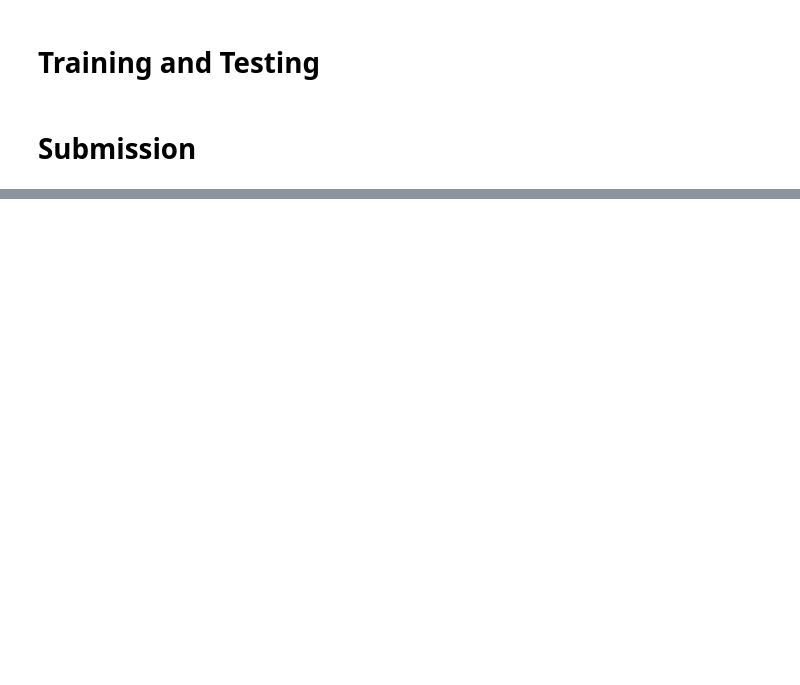
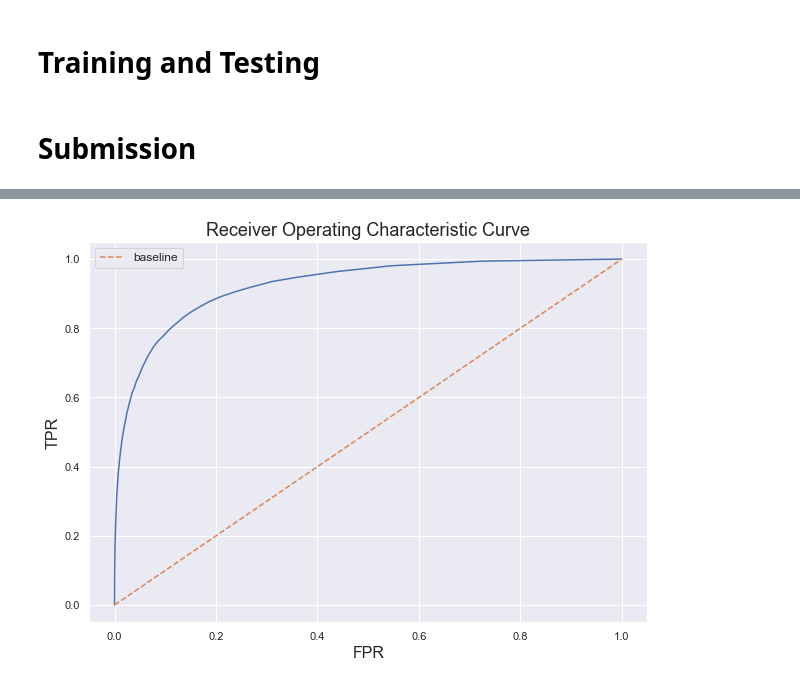
Before and after one commit to ederson-souza/Udacity-Capstone-Project, a Jupyter notebook: Capstone Project.ipynb, the cells around one changed output, grey strips where cells are left out. Cells and saved outputs as stored; diff of their text form; code cells hidden in the pictures; blank space fills up the shorter version.

Commit message:
final test before pca

```diff
--- a/Capstone Project.ipynb
+++ b/Capstone Project.ipynb
@@ -109,4 +85,8 @@ D_test = xgb.DMatrix(X_test, label=y_test)
 def model_training(dtrain, params, rounds):
     model = xgb.train(dtrain= dtrain, params= params, num_boost_round= rounds)
     return model
+# %%
+#make predictions based on probabilities and a threshold
+def get_preds(probabilities, threshold):
+    return [1 if x > threshold else 0 for x in probabilities]
 # %%
@@ -128,17 +111,16 @@ def make_csv(test_data, model):
     predictions = pd.Series(preds_final, index = test['ID_code'], name = 'target')
     return predictions.to_csv("submission.csv", header = True)
 # %%
-for i in np.arange(4):
+for i in np.arange(1):
     params = {
     'objective': "binary:logistic",
     'colsample_bytree': .3,
     'learning_rate': 0.1,
     'max_depth': 2,
-    'gamma': 5,
-    'subsample': 0.7 + (i * 0.05),
+    'gamma': 10,
+    'subsample': 0.8,
     'reg_alpha' : 0.4,
     'scale_pos_weight': 1,
     'tree_method': 'gpu_hist',
     'silent': 1}
     model = model_training(D_train, params, 2500)
-    print("AUC = {}".format(auc_score(D_test, y_test, model)))
@@ -149,0 +146,2 @@ AUC = 0.8942
+# %%
+probs = model.predict(D_test)
@@ -150,3 +174,25 @@ AUC = 0.8942
+# %%
+roc_values = []
+for thresh in np.linspace(0, 1, 101):
+    preds = get_preds(probs, thresh)
+    tn, fp, fn, tp = confusion_matrix(y_test, preds).ravel()
+    tpr = tp/(tp+fn)
+    fpr = fp/(fp+tn)
+    roc_values.append([tpr, fpr])
+tpr_values, fpr_values = zip(*roc_values)
+# %%
+fig, ax = plt.subplots(figsize=(10,7))
+ax.plot(fpr_values, tpr_values)
+ax.plot(np.linspace(0, 1, 100),
+         np.linspace(0, 1, 100),
+         label='baseline',
+         linestyle='--')
+plt.title('Receiver Operating Characteristic Curve', fontsize=18)
+plt.ylabel('TPR', fontsize=16)
+plt.xlabel('FPR', fontsize=16)
+plt.legend(fontsize=12);
+# %% [output]
+[figure, added]
 # %%
 test_data = transform_data(test)
 make_csv(test_data, model)
```
Also changed, not shown: parts of 11 cells of this notebook.
